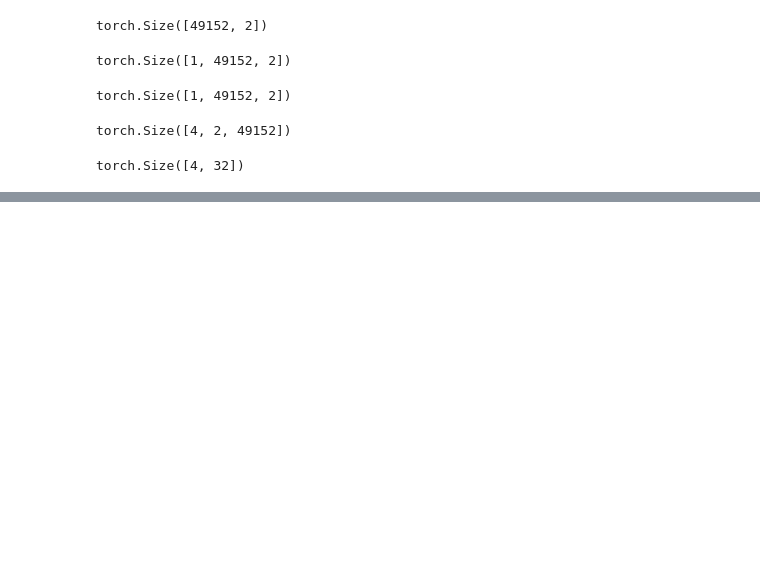
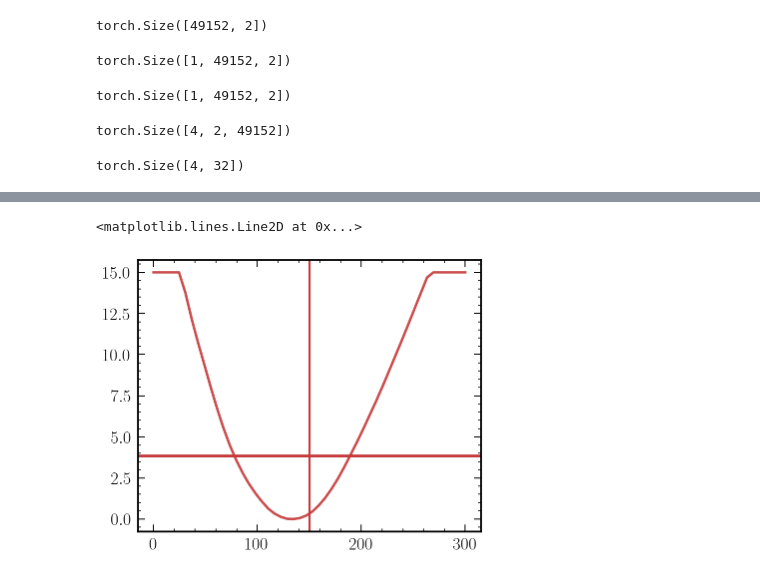
Before and after one commit to smsharma/neural-global-astrometry, a Jupyter notebook: notebooks/xx_simulations_vectorize_test.ipynb, the cells around one changed output, grey strips where cells are left out. Drawn from its saved outputs; the diff is of its cells as text; code cells hidden in the pictures; blank space fills up the shorter version.

```diff
--- a/notebooks/xx_simulations_vectorize_test.ipynb
+++ b/notebooks/xx_simulations_vectorize_test.ipynb
@@ -27,6 +56,3 @@ from theory.units import *
 # plots_dir = "/Users/smsharma/Desktop/LensPower_Offline/plots/"
 
 # data_dir = "/Users/smsharma/QuasarSims/"
-# %%
-for i,it in tqdm(enumerate([4,5,6]), total=3):
-    print(i,it)
@@ -128,0 +155,9 @@ torch.Size([4, 32])
+# %%
+from pytorch_lightning.loggers import TensorBoardLogger, MLFlowLogger
+import mlflow
+
+run_id = '98ecc563d0794e22ae349a98408caa4e'
+
+data_dir = '/scratch/sm8383/sbi-fermi/data/'
+model_uri = "runs:/{}/density_estimator".format(run_id)
+density_estimator = mlflow.pytorch.load_model('/Users/smsharma/PycharmProjects/sbi-astrometry/data/logs/mlruns/0/' + run_id + '/artifacts/density_estimator')
@@ -128,0 +189,17 @@ torch.Size([4, 32])
+# %%
+n_trials = 50
+n_test = 50
+
+out = np.zeros((n_trials, n_test))
+
+for i_trial in tqdm(range(n_trials)):
+
+    x_test = sim.mu_qsrs + np.random.normal(loc=0, scale=0.0022 / 1., size=sim.mu_qsrs.shape)
+    x_test = torch.Tensor(1 * [x_test.T]).contiguous()
+
+    theta_test = torch.linspace(0., 300., n_test).unsqueeze(1)
+
+    out[i_trial, :] = [density_estimator(x_test[0].unsqueeze(0), theta_test[i].unsqueeze(0)).squeeze().detach().numpy() \
+           for i in (range(n_test))]
+# %%
+out = np.mean(out, axis=0)
@@ -128,0 +209,12 @@ torch.Size([4, 32])
+# %%
+llrmin, llrmax = 0., 15.
+llr = - 2 * out
+llr -= np.min(llr)
+llr = np.clip(llr, llrmin, llrmax)
+
+plt.plot(theta_test.squeeze().detach().numpy(), llr)
+plt.axhline(chi2.isf(.05, 1))
+plt.axvline(150)
+# %% [output]
+<matplotlib.lines.Line2D at 0x...>
+[figure, added]
```
Also changed, not shown: parts of 23 cells of this notebook, 2 other files.
